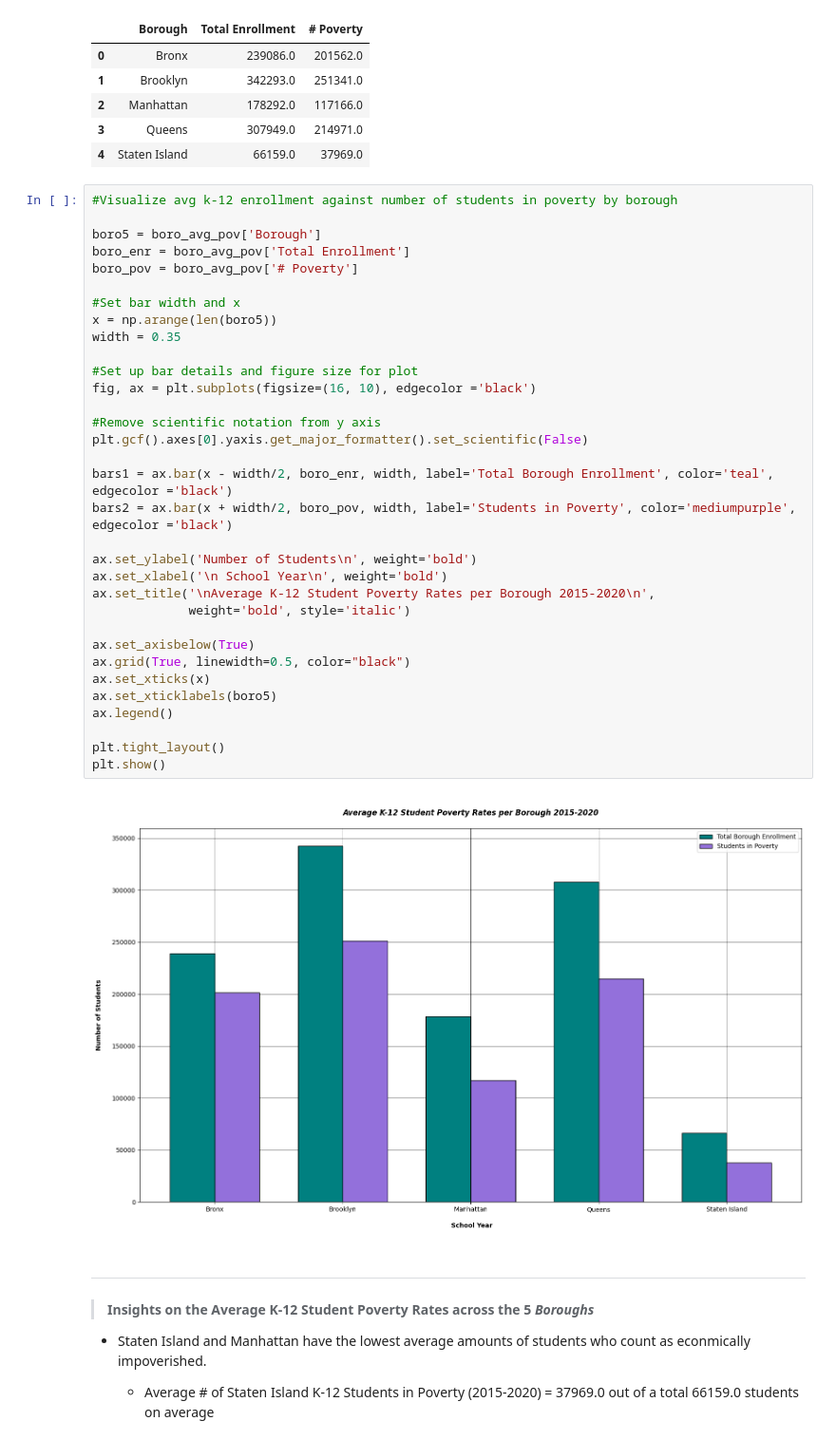
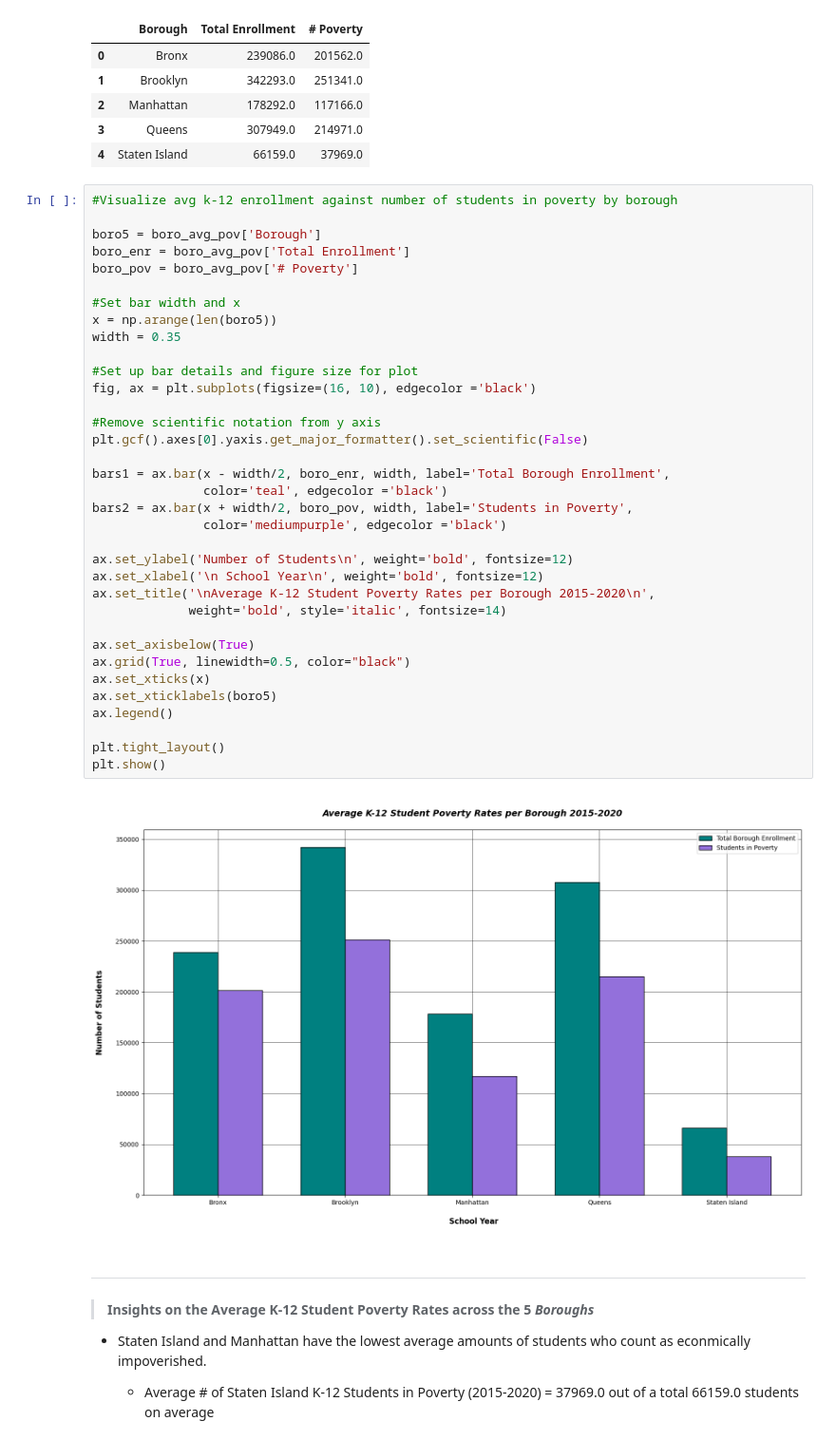
Before and after one commit to thetechleila/NYC-Public-Schools-EDA-Pre-and-Post-Pandemic, a Jupyter notebook: code/eda.ipynb, the cells around one changed output. Shown at 95% size. Drawn from its saved outputs; the diff is of its cells as text.

```diff
--- a/code/eda.ipynb
+++ b/code/eda.ipynb
@@ -648,38 +650,40 @@ boro_avg_pov
 # %%
 #Visualize avg k-12 enrollment against number of students in poverty by borough
 
 boro5 = boro_avg_pov['Borough']
 boro_enr = boro_avg_pov['Total Enrollment']
 boro_pov = boro_avg_pov['# Poverty']
 
 #Set bar width and x
 x = np.arange(len(boro5))
 width = 0.35
 
 #Set up bar details and figure size for plot
 fig, ax = plt.subplots(figsize=(16, 10), edgecolor ='black')
 
 #Remove scientific notation from y axis
 plt.gcf().axes[0].yaxis.get_major_formatter().set_scientific(False)
 
-bars1 = ax.bar(x - width/2, boro_enr, width, label='Total Borough Enrollment', color='teal', edgecolor ='black')
-bars2 = ax.bar(x + width/2, boro_pov, width, label='Students in Poverty', color='mediumpurple', edgecolor ='black')
+bars1 = ax.bar(x - width/2, boro_enr, width, label='Total Borough Enrollment',
+               color='teal', edgecolor ='black')
+bars2 = ax.bar(x + width/2, boro_pov, width, label='Students in Poverty',
+               color='mediumpurple', edgecolor ='black')
 
-ax.set_ylabel('Number of Students\n', weight='bold')
-ax.set_xlabel('\n School Year\n', weight='bold')
+ax.set_ylabel('Number of Students\n', weight='bold', fontsize=12)
+ax.set_xlabel('\n School Year\n', weight='bold', fontsize=12)
 ax.set_title('\nAverage K-12 Student Poverty Rates per Borough 2015-2020\n',
-             weight='bold', style='italic')
+             weight='bold', style='italic', fontsize=14)
 
 ax.set_axisbelow(True)
 ax.grid(True, linewidth=0.5, color="black")
 ax.set_xticks(x)
 ax.set_xticklabels(boro5)
 ax.legend()
 
 plt.tight_layout()
 plt.show()
 # %% [output]
-[figure, old version]
+[figure, new version]
 # %% [markdown]
 ___
 > **Insights on the Average K-12 Student Poverty Rates across the 5 *Boroughs***
```
Also changed, not shown: parts of 3 cells of this notebook.
